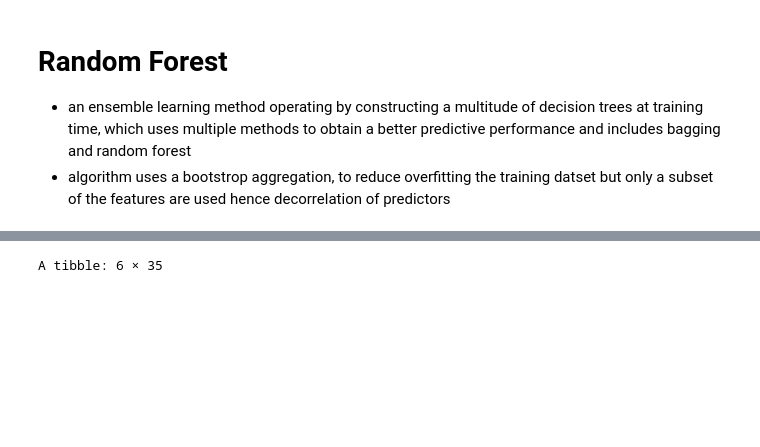
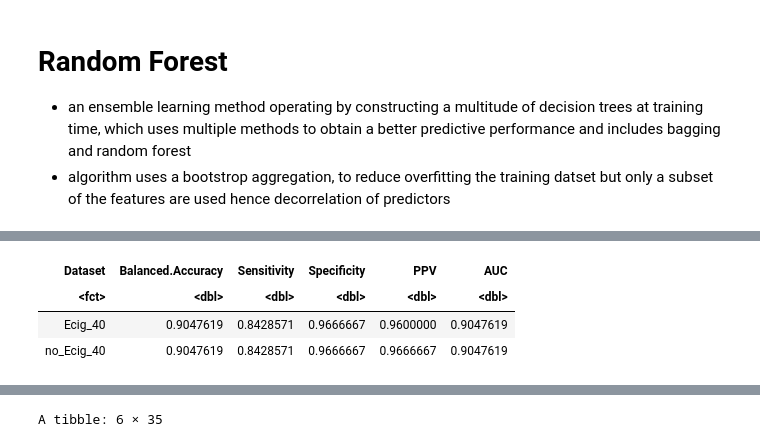
Before and after one commit to UNC-CEMALB/P1002_Ecig-Metabolomics-NELF, a Jupyter notebook: 2. Smoking Status Prediction/Smoking Status Prediction.ipynb, the cells around one changed output, grey strips where cells are left out. Saved outputs shown, nothing was run; the diff lists cells and outputs as text; code cells hidden in the pictures; blank space fills up the shorter version.

```diff
--- a/2. Smoking Status Prediction/Smoking Status Prediction.ipynb
+++ b/2. Smoking Status Prediction/Smoking Status Prediction.ipynb
@@ -287,88 +392,13 @@ A data.frame: 3 × 6
 # %%
-rf_classification = function(dataset, outcome, pred_outcome){
-    #setting for reproducibility
-    set.seed(12)
-    #splitting data into training and testing sets
-    dataset_index = createFolds(dataset[[outcome]], k = 5) #5 fold CV
+#viewing results
+rf_confusion_matrix = data.frame(Dataset = c("Ecig_40", "no_Ecig_40"), rbind(rf_values_w_Ecig_40[[2]],
+                                                                             rf_values_wo_Ecig_40[[2]]))
+rf_confusion_matrix
 
-    metrics = data.frame()
-    variable_importance_df = data.frame()
-
-    for (i in 1:length(dataset_index)){
-        data_train = dataset[-dataset_index[[i]],]
-        data_test = dataset[dataset_index[[i]],]
-
-        ntree_values = c(50, 250, 500) #number of trees (not sure if we wanted something different)
-        p = dim(dataset)[2] - 1 #number of variables in dataset
-        mtry_values = c(p/2, sqrt(p), p)
-
-        #will use ntree and mtry values to determine which combination yields the smallest MSE
-        reg_rf_pred_tune = list()
-        rf_OOB_errors = list()
-        rf_error_df = data.frame()
-        for (j in 1:length(ntree_values)){
-            for (k in 1:length(mtry_values)){
-                reg_rf_pred_tune[[k]] = randomForest(as.formula(paste0(outcome, "~.")), data = data_train,
-                                                     ntree = ntree_values[j], mtry = mtry_values[k])
-                #print(reg_rf_pred_tune[[k]])
-                #print(reg_rf_pred_tune[[k]]$err.rate[ntree_values[j],1])
-                rf_OOB_errors[[k]] = data.frame("Tree Number" = ntree_values[j], "Variable Number" = mtry_values[k],
-                                       "OOB_errors" = reg_rf_pred_tune[[k]]$err.rate[ntree_values[j],1])
-                rf_error_df = rbind(rf_error_df, rf_OOB_errors[[k]])
-            }
-        }
-
-        #viewing OOB errors
-#         print(rf_error_df)
-
-        #finding the lowest OOB error using best number of predictors at split and refitting OG tree
-        best_oob_errors <- which(rf_error_df$OOB_errors == min(rf_error_df$OOB_errors))
-#         print(best_oob_errors)
-#         print(rf_error_df$Tree.Number[min(best_oob_errors)])
-        reg_rf <- randomForest(as.formula(paste0(outcome, "~.")), data = data_train,
-        #need to go back and figure out how the number of trees/ variables make a difference even though
-        #the errors are the same!!!!
-                               ntree = rf_error_df$Tree.Number[min(best_oob_errors)],
-                               mtry = rf_error_df$Variable.Number[min(best_oob_errors)])
-
-        #predicting on test set
-        data_test[[pred_outcome]] = predict(reg_rf, newdata = data_test, type = "response")
-
-
-        matrix = confusionMatrix(data = data_test[[pred_outcome]], reference = data_test[[outcome]],
-                                     positive = "1")
-
-        #calculating AUC
-        auc = auc(response = data_test[[outcome]], predictor = factor(data_test[[pred_outcome]], ordered = TRUE))
-        #extracting accuracy, sens, spec, PPV to take mean later
-        matrix_values = data.frame(t(c(matrix$byClass[11])), t(c(matrix$byClass[1:3])), auc)
-
-        #extracting variable importance
-        var_importance_values = data.frame(importance(reg_rf)) %>%
-            rownames_to_column(var = "Cytokine")
-        variable_importance_df = rbind(variable_importance_df, var_importance_values)
-
-        #adding values to df
-        metrics = rbind(metrics, matrix_values)
-    }
-
-    #taking averages/sd
-    metrics = metrics %>%
-        summarise(`Balanced Accuracy` = mean(Balanced.Accuracy), Sensitivity = mean(Sensitivity),
-              Specificity = mean(Specificity), PPV = mean(Pos.Pred.Value), AUC = mean(auc))
-
-    variable_importance_df = variable_importance_df %>%
-        group_by(Cytokine) %>%
-        summarise(MeanDecreaseGini = mean(MeanDecreaseGini)) %>%
-        #sorting by most important variables
-        arrange(-MeanDecreaseGini)
-
-    #return training set, matrix and variable importance values
-    return(list(data_train, metrics, variable_importance_df))
-
-}
-
-#calling fn
-rf_values = rf_classification(molecular_feature_df, "Smoking_Status", "pred_Smoking_Status")
-rf_values[2:3]
+most_sig_variables_w_Ecig_40 = rf_values_w_Ecig_40[[3]] %>%
+    filter(MeanDecreaseGini > 0.05)
+most_sig_variables_wo_Ecig_40 = rf_values_wo_Ecig_40[[3]] %>%
+    filter(MeanDecreaseGini > 0.05)
+most_sig_variables_w_Ecig_40
+most_sig_variables_wo_Ecig_40
 # %% [output]
@@ -393,0 +406,4 @@ Setting direction: controls > cases
+| Dataset | Balanced.Accuracy | Sensitivity | Specificity | PPV | AUC |
+| <fct> | <dbl> | <dbl> | <dbl> | <dbl> | <dbl> |
+| Ecig_40 | 0.9047619 | 0.8428571 | 0.9666667 | 0.9600000 | 0.9047619 |
+| no_Ecig_40 | 0.9047619 | 0.8428571 | 0.9666667 | 0.9666667 | 0.9047619 |
```
Also changed, not shown: parts of 7 cells of this notebook.
